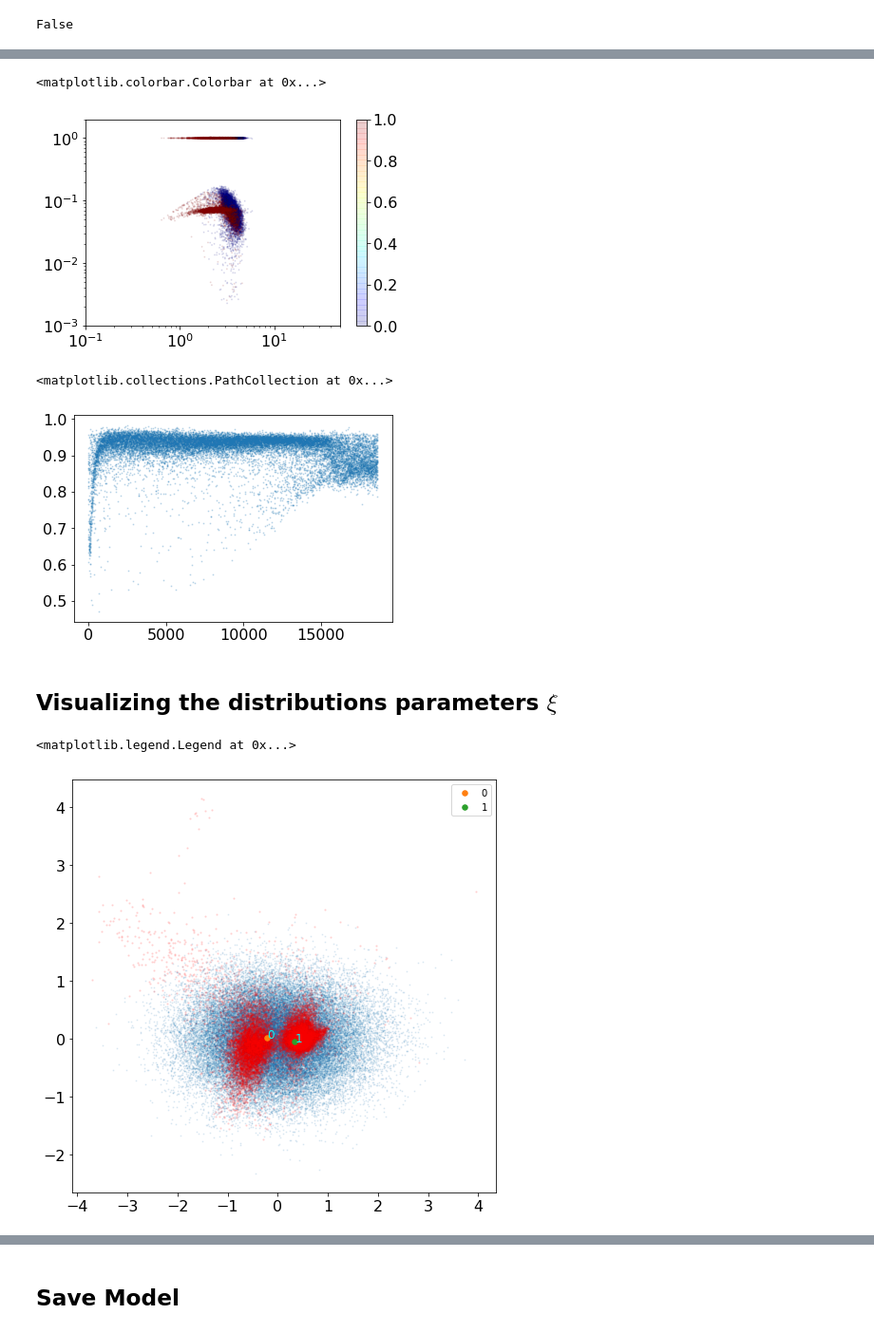
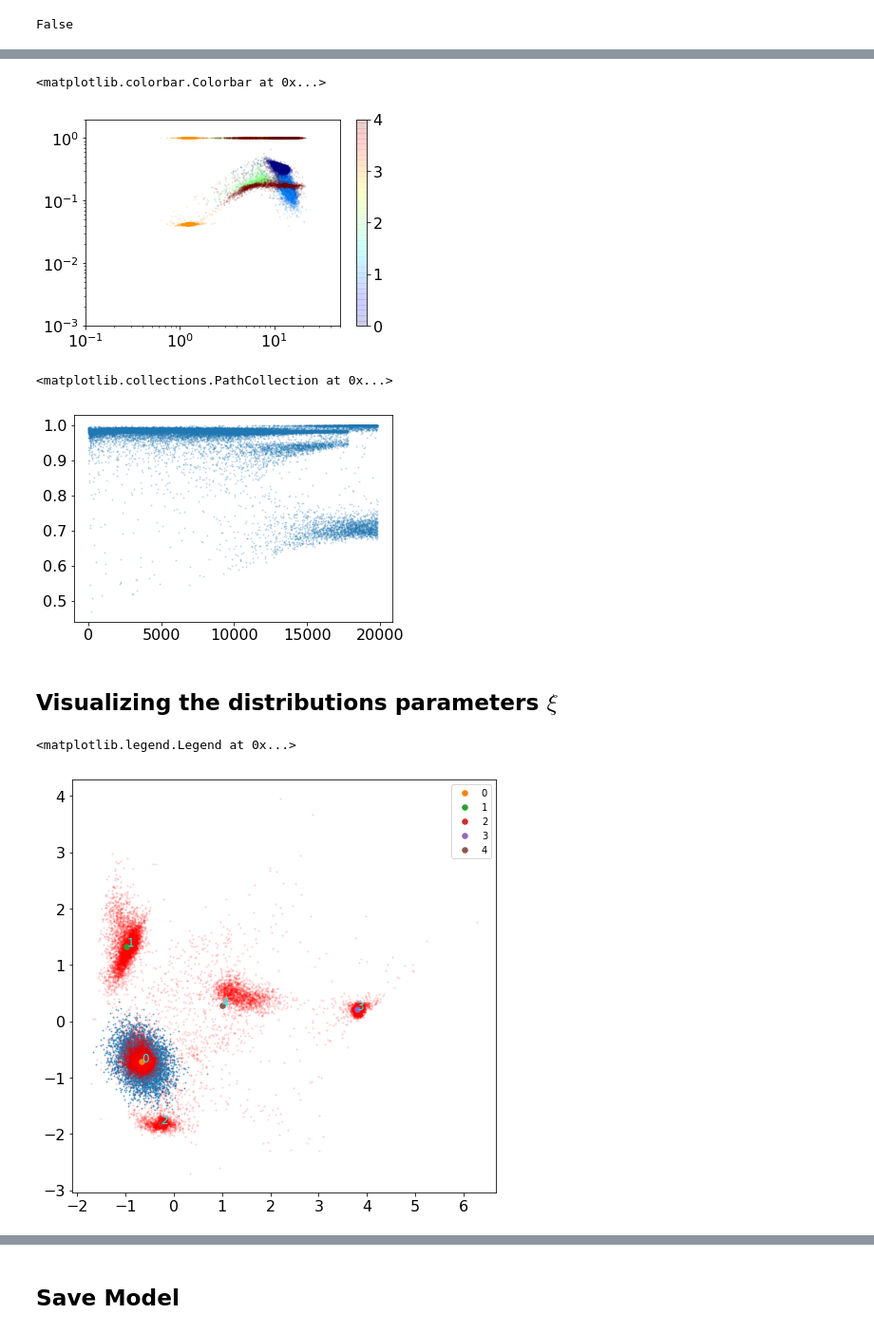
Before and after one commit to broadinstitute/CellBender, a Jupyter notebook: proto/chimera/notebooks/dtm_exploration.ipynb, the cells around one changed output, grey strips where cells are left out. Shown at 95% size. Cells and saved outputs as stored; diff of their text form; code cells hidden in the pictures.

```diff
--- a/proto/chimera/notebooks/dtm_exploration.ipynb
+++ b/proto/chimera/notebooks/dtm_exploration.ipynb
@@ -41,17 +41,17 @@ plt.rc('ytick', labelsize=16)
 device = torch.device('cuda')
 dtype = torch.float
 
-dataset_name = 'pbmc4k_ss_rate_0.25'
-sc_fingerprint_path = '/home/jupyter/data/10x/pbmc4k_ss_rate_0.25_sc_fingerprint.pkl'
-n_gene_groups = 100
+# dataset_name = 'pbmc4k_ss_rate_0.25'
+# sc_fingerprint_path = '/home/jupyter/data/10x/pbmc4k_ss_rate_0.25_sc_fingerprint.pkl'
+# n_gene_groups = 100
 
 # dataset_name = 'pbmc4k_ss_rate_0.25_small'
 # sc_fingerprint_path = '/home/jupyter/data/10x/pbmc4k_ss_rate_0.25_small_sc_fingerprint.pkl'
 # n_gene_groups = 10
 
-# dataset_name = 'pbmc4k'
-# sc_fingerprint_path = '/home/jupyter/data/10x/pbmc4k_sc_fingerprint.pkl'
-# n_gene_groups = 100
+dataset_name = 'pbmc4k'
+sc_fingerprint_path = '/home/jupyter/data/10x/pbmc4k_sc_fingerprint.pkl'
+n_gene_groups = 100
 
 # dataset_name = 'pbmc4k_small'
 # sc_fingerprint_path = '/home/jupyter/data/10x/pbmc4k_small_sc_fingerprint.pkl'
@@ -89,12 +89,12 @@ init_params_dict = {
     'global.chimera_alpha_c_prior_scale': 0.01,
     'global.chimera_beta_c_prior_loc': 0.05,
     'global.chimera_beta_c_prior_scale': 0.01,
-    'fsd.gmm_num_components': 2,
-    'fsd.gmm_dirichlet_concentration': 1.0,
-    'fsd.gmm_min_weight_per_component': 1e-3,
-    'fsd.gmm_min_xi_scale': 0.0,
+    'fsd.gmm_num_components': 5,
+    'fsd.gmm_dirichlet_concentration': 0.01,
+    'fsd.gmm_min_weight_per_component': 0.0001,
+    'fsd.gmm_min_xi_scale': 0.1,
     'fsd.gmm_max_xi_scale': None,
-    'fsd.gmm_init_xi_scale': 0.1,
+    'fsd.gmm_init_xi_scale': 0.2,
     'fsd.gmm_init_components_perplexity': 0.2,
     'fsd.enable_fsd_w_dirichlet_reg': True,
     'fsd.w_lo_dirichlet_reg_strength': 1.0,
@@ -104,13 +104,14 @@ init_params_dict = {
     'fsd.xi_posterior_min_scale': 0.0,
     'model.n_particles_fingerprint_log_like': 10,
     'expr.vsgp.n_inducing_points': 50,
-    'expr.vsgp.init_rbf_kernel_variance': 0.2,
-    'expr.vsgp.init_rbf_kernel_lengthscale': 1.0,
-    'expr.vsgp.init_linear_kernel_variance': 0.2,
-    'expr.vsgp.init_constant_kernel_variance': 0.5,
+    'expr.vsgp.init_rbf_kernel_variance': 0.1,
+    'expr.vsgp.init_rbf_kernel_lengthscale': 0.5,
+    'expr.vsgp.init_linear_kernel_variance': 0.1,
+    'expr.vsgp.init_constant_kernel_variance': 0.1,
+    'expr.vsgp.init_whitenoise_kernel_variance': 0.1,
     'expr.vsgp.init_beta_mean': np.asarray([0., 1., 0., 0.]),
-    'expr.vsgp.cholesky_jitter': 1e-3,
-    'expr.vsgp.min_variance': None,
+    'expr.vsgp.cholesky_jitter': 0.001,
+    'expr.vsgp.min_noise': 0.05,
 }
 
 guide_spec_dict = {
@@ -282,7 +283,8 @@ vsgp_gene_expression_prior = VSGPGeneExpressionPrior(
     init_rbf_kernel_lengthscale=init_params_dict['expr.vsgp.init_rbf_kernel_lengthscale'],
     init_linear_kernel_variance=init_params_dict['expr.vsgp.init_linear_kernel_variance'],
     init_constant_kernel_variance=init_params_dict['expr.vsgp.init_constant_kernel_variance'],
+    init_whitenoise_kernel_variance=init_params_dict['expr.vsgp.init_whitenoise_kernel_variance'],
     init_beta_mean=init_params_dict['expr.vsgp.init_beta_mean'],
     cholesky_jitter=init_params_dict['expr.vsgp.cholesky_jitter'],
-    min_variance=init_params_dict['expr.vsgp.min_variance']
+    min_noise=init_params_dict['expr.vsgp.min_noise']
 )
@@ -585,5 +600,5 @@ with torch.no_grad():
 # %%
-gene_index = 9000  #sc_fingerprint_base.gene_idx_list.index(5718)
+gene_index = 0  #sc_fingerprint_base.gene_idx_list.index(5718)
 
 sampler = PosteriorGeneExpressionSampler(model, device, dtype)
 expr_dict = sampler.get_gene_expression_posterior_sampling_summary(
@@ -766,7 +781,7 @@ plt.xlim((0.1, 50))
 plt.colorbar()
 # %% [output]
 <matplotlib.colorbar.Colorbar at 0x...>
-[figure, old version]
+[figure, new version]
 # %%
 # mu_e_hi_g, phi_e_hi_g, logit_p_zero_e_hi_g = model._decode_e_hi_zeta(
 #     pyro.param("e_hi_zeta_posterior_loc_gr"))
@@ -798,42 +813,42 @@ with torch.no_grad():
 plt.scatter(np.arange(sc_fingerprint_dtm.n_genes), p_obs_hi_g.cpu().numpy(), alpha=0.2, s=1)
 # %% [output]
 <matplotlib.collections.PathCollection at 0x...>
-[figure, old version]
+[figure, new version]
 # %% [markdown]
 ## Visualizing the distributions parameters $\xi$
 # %%
 import pyro.distributions as dist
 from pyro_extras import MixtureDistribution
 from sklearn.decomposition import PCA
 
-n_prior_samples = 50_000
+n_prior_samples = 5_000
 
 with torch.no_grad():
     xi_posterior = fsd_codec.get_sorted_fsd_xi(pyro.param("fsd_xi_posterior_loc_gq")).detach().cpu().numpy()
 
     fsd_xi_prior_locs = fsd_codec.get_sorted_fsd_xi(pyro.param("fsd_xi_prior_locs_kq"))
     fsd_xi_prior_scales = pyro.param("fsd_xi_prior_scales_kq")
     fsd_xi_prior_dist = model._get_fsd_xi_prior_dist(fsd_xi_prior_locs, fsd_xi_prior_scales)
     xi_prior = fsd_xi_prior_dist.sample((n_prior_samples,)).cpu().numpy()
 
 
 pca = PCA(n_components=2)
 xi_prior_pca_fit = pca.fit(xi_posterior)
 xi_prior_pca = xi_prior_pca_fit.transform(xi_prior)
 xi_posterior_pca = xi_prior_pca_fit.transform(xi_posterior)
 xi_prior_locs_pca = xi_prior_pca_fit.transform(pyro.param("fsd_xi_prior_locs_kq").detach().cpu().numpy())
 
 
 fig = plt.figure(figsize=(8, 8))
-plt.scatter(xi_prior_pca[:, 0], xi_prior_pca[:, 1], alpha=0.1, s=1)
+plt.scatter(xi_prior_pca[:, 0], xi_prior_pca[:, 1], alpha=0.5, s=1)
 plt.scatter(xi_posterior_pca[:, 0], xi_posterior_pca[:, 1], alpha=0.1, s=2, color='red')
 for j in range(model.fsd_gmm_num_components):
     plt.scatter(xi_prior_locs_pca[j, 0], xi_prior_locs_pca[j, 1], s=30, marker='o', label=str(j))
     plt.text(xi_prior_locs_pca[j, 0], xi_prior_locs_pca[j, 1], str(j), color='cyan', size=12)
 plt.legend()
 # %% [output]
 <matplotlib.legend.Legend at 0x...>
-[figure, old version]
+[figure, new version]
 # %%
 fig = plt.figure()
 
```
Also changed, not shown: parts of 22 cells of this notebook, 1 other file.
